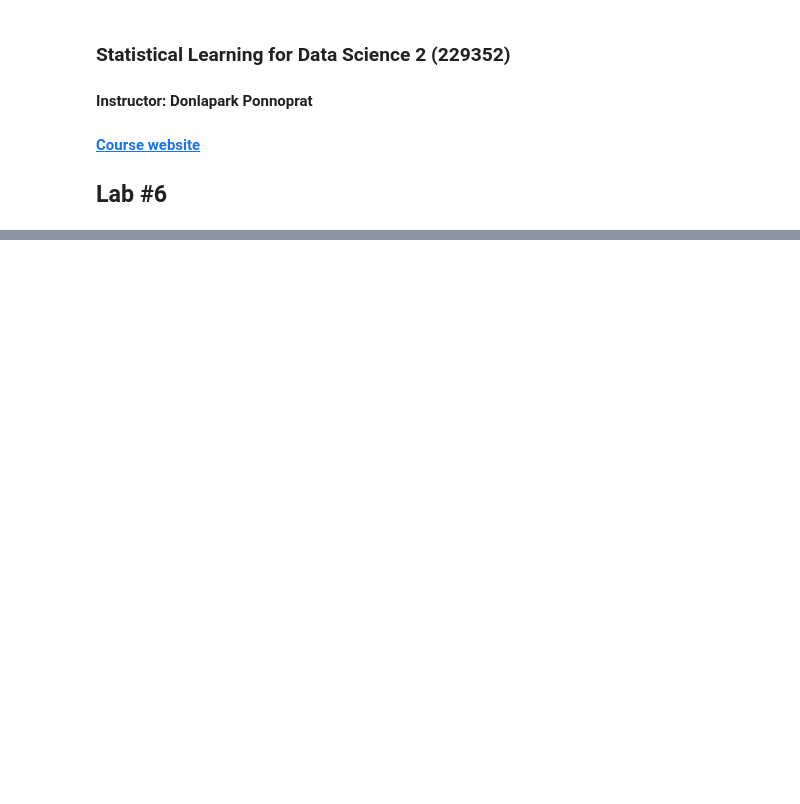
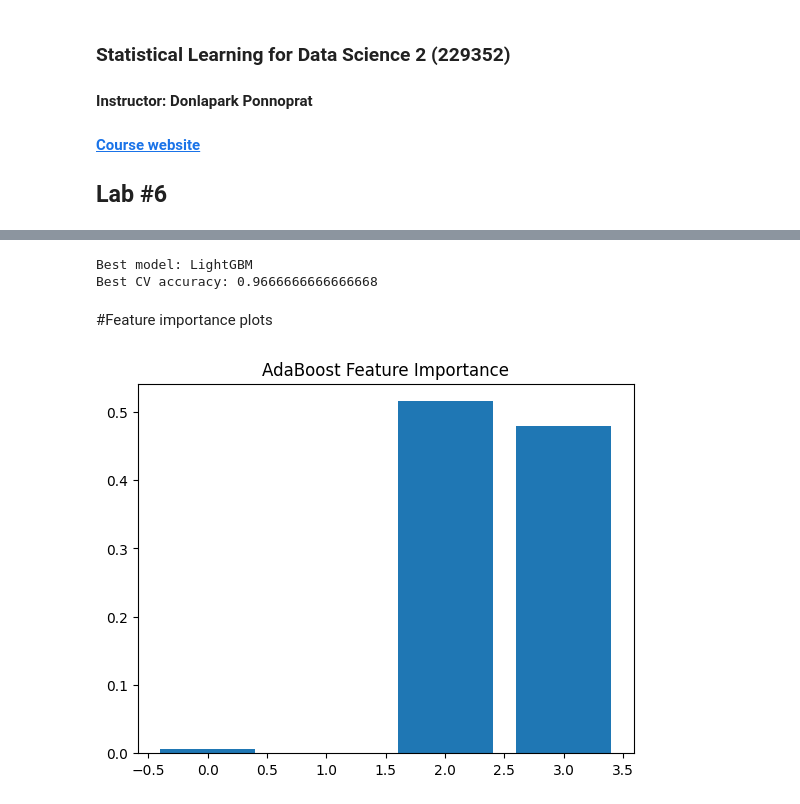
Before and after one commit to Paengpeng/229352-StatisticalLearning, a Jupyter notebook: 229352_Lab06.ipynb, the cells around one changed output, grey strips where cells are left out. Saved outputs shown, nothing was run; the diff lists cells and outputs as text; code cells hidden in the pictures; blank space fills up the shorter version.

```diff
--- a/229352_Lab06.ipynb
+++ b/229352_Lab06.ipynb
@@ -242,0 +91,11 @@ plt.show()
+# %%
+from sklearn import datasets
+from sklearn.model_selection import train_test_split
+
+iris = datasets.load_iris()
+X = iris.data
+y = iris.target
+
+X_train, X_test, y_train, y_test = train_test_split(
+    X, y, test_size=0.2, random_state=42, stratify=y
+)
@@ -242,0 +318,32 @@ plt.show()
+# %%
+# Select best model
+models = {
+    "AdaBoost": gs_ada,
+    "XGBoost": gs_xgb,
+    "LightGBM": gs_lgbm
+}
+
+best_name = None
+best_score = 0
+best_model = None
+
+for name, gs in models.items():
+    if gs.best_score_ > best_score:
+        best_score = gs.best_score_
+        best_model = gs.best_estimator_
+        best_name = name
+
+print("Best model:", best_name)
+print("Best CV accuracy:", best_score)
+# %% [output]
+Best model: LightGBM
+Best CV accuracy: 0.9666666666666668
+# %% [markdown]
+#Feature importance plots
+# %%
+# AdaBoost
+plt.bar(range(X.shape[1]), gs_ada.best_estimator_.feature_importances_)
+plt.title("AdaBoost Feature Importance")
+plt.show()
+# %% [output]
+[figure, added]
```
Also changed, not shown: parts of 40 cells of this notebook.
